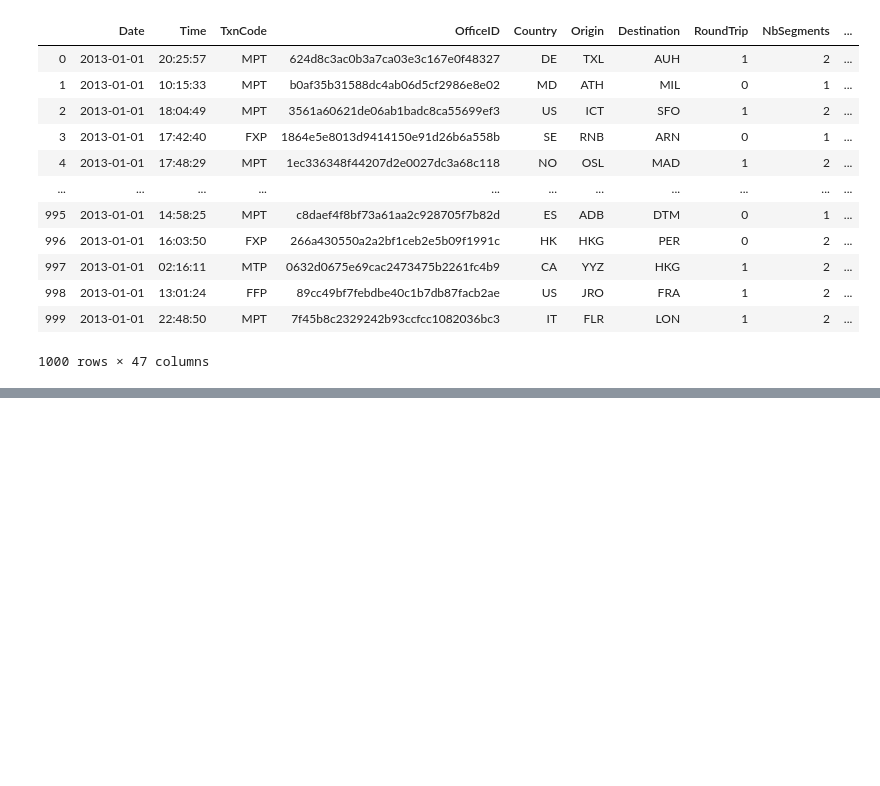
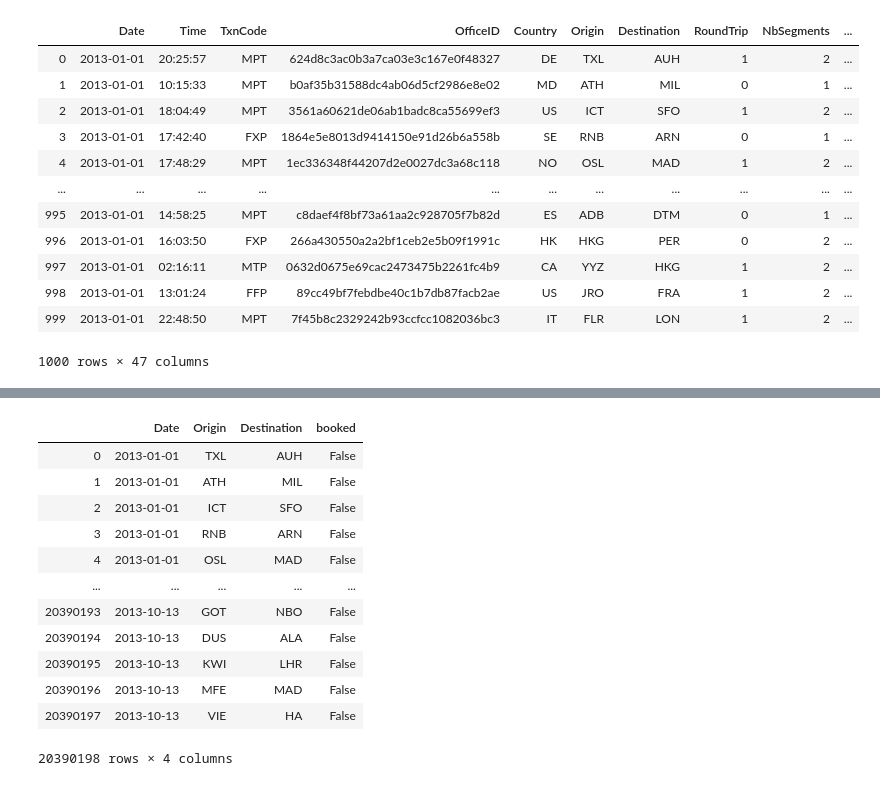
Before and after one commit to daniel-isidro/amadeus_challenge, a Jupyter notebook: amadeus_challenge.ipynb, the cells around one changed output, grey strips where cells are left out. Cells and saved outputs as stored; diff of their text form; code cells hidden in the pictures; blank space fills up the shorter version.

Commit message:
all rows of column 'booked' appear as False

```diff
--- a/amadeus_challenge.ipynb
+++ b/amadeus_challenge.ipynb
@@ -734,3 +734,7 @@ df_searches_reduced[df_searches_reduced['booked'] == False]
 1000 rows × 47 columns
 # %%
 # Now trying with whole datasets
+# %%
+df_bookings = pd.read_csv('bookings.csv.bz2', sep='^', usecols= ['dep_port', 'arr_port'])
+# %%
+df_bookings['ports'] = df_bookings[['dep_port','arr_port']].apply(lambda x: ''.join(x), axis=1)
@@ -736,0 +750,2 @@ df_searches_reduced[df_searches_reduced['booked'] == False]
+# %%
+df_searches = pd.read_csv('searches.csv.bz2', sep='^', usecols= ['Date', 'Origin', 'Destination'])
@@ -736,0 +761,18 @@ df_searches_reduced[df_searches_reduced['booked'] == False]
+# %%
+df_searches['booked'] = (df_searches['Origin'] + ' ' + df_searches['Destination']).isin(df_bookings['ports'])
+# %%
+df_searches[df_searches['booked'] == False] #error, all rows of column 'booked' appear as False
+# %% [output]
+|  | Date | Origin | Destination | booked |
+| 0 | 2013-01-01 | TXL | AUH | False |
+| 1 | 2013-01-01 | ATH | MIL | False |
+| 2 | 2013-01-01 | ICT | SFO | False |
+| 3 | 2013-01-01 | RNB | ARN | False |
+| 4 | 2013-01-01 | OSL | MAD | False |
+| ... | ... | ... | ... | ... |
+| 20390193 | 2013-10-13 | GOT | NBO | False |
+| 20390194 | 2013-10-13 | DUS | ALA | False |
+| 20390195 | 2013-10-13 | KWI | LHR | False |
+| 20390196 | 2013-10-13 | MFE | MAD | False |
+| 20390197 | 2013-10-13 | VIE | HA | False |
+20390198 rows × 4 columns
```
Also changed, not shown: parts of 2 cells of this notebook.
